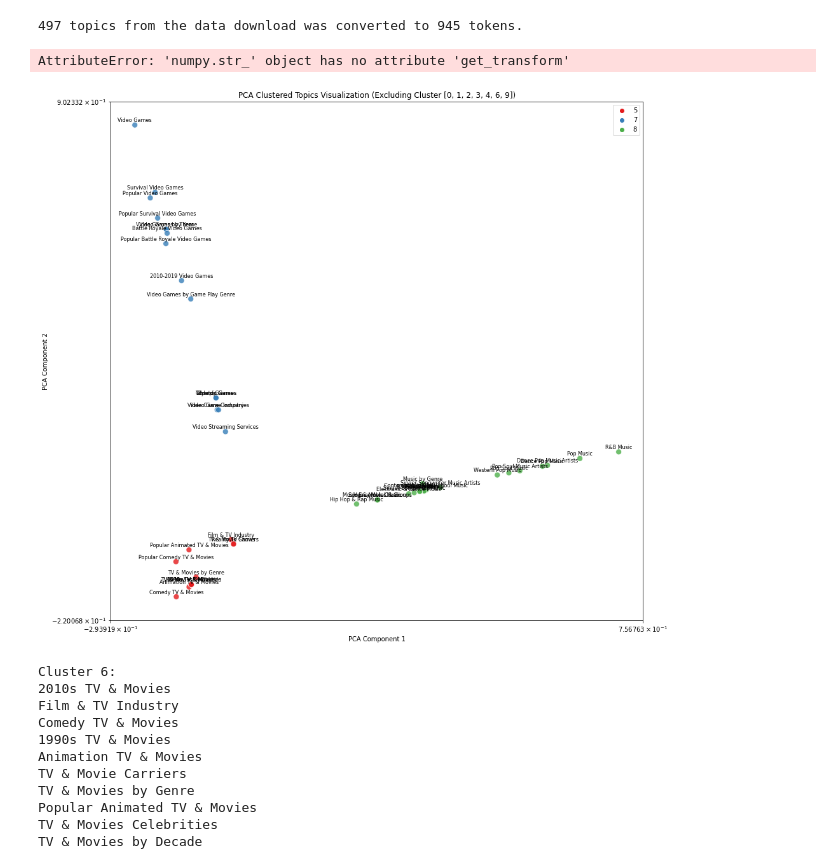
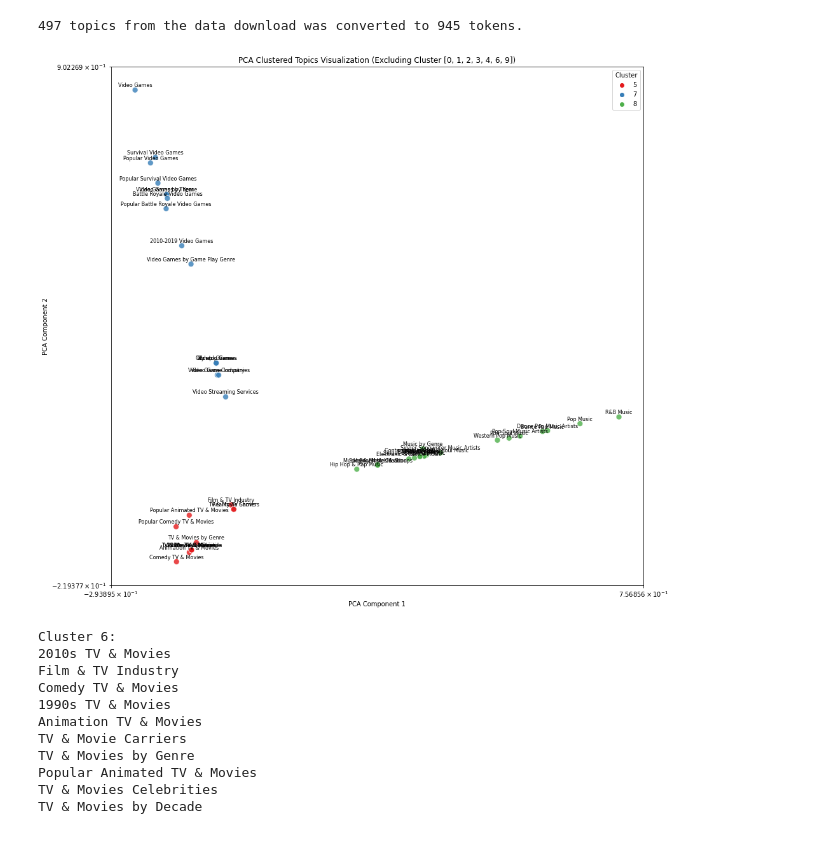
Before and after one commit to rora00/instagram-yourtopics, a Jupyter notebook: yourtopics.ipynb, the cells around one changed output. Cells and saved outputs as stored; diff of their text form; code cells hidden in the pictures.

```diff
--- a/yourtopics.ipynb
+++ b/yourtopics.ipynb
@@ -27,9 +27,8 @@ random.sample(yourtopics, 5)
 # %%
-# Sample list of 500 topics
-topic_list = yourtopics
+np.random.seed(333)
 
 # Convert the topic list to a numpy array
-topic_array = np.array(topic_list)
+topic_array = np.array(yourtopics)
 
 # Define the number of clusters you want to create
 num_clusters = 1
@@ -42,7 +41,7 @@ X = vectorizer.fit_transform(topic_array)
 kmeans = KMeans(n_clusters=num_clusters, random_state=42)
 kmeans.fit(X)
 
-# Get cluster labels for each topic
+# Assign cluster labels to each topic
 topic_clusters = kmeans.labels_
 
 # Define clusters to exclude from the visualization
@@ -79,17 +78,8 @@ plt.show()
 # %% [output]
 [figure]
 # %%
-np.random.seed(333)
-
-# Convert the topic list to a numpy array
-topic_array = np.array(yourtopics)
-
 # Define the number of clusters you want to create
 num_clusters = 10
-
-# Define the text vectorizer (using TF-IDF)
-vectorizer = TfidfVectorizer(analyzer='word', stop_words='english', ngram_range=(1, 2))
-X = vectorizer.fit_transform(topic_array)
 
 # Apply K-means clustering
 kmeans = KMeans(n_clusters=num_clusters, random_state=42)
@@ -122,40 +94,34 @@ print(f"{X.shape[0]} topics from the data download was converted to {X.shape[1]}
 # %%
 clusters_to_exclude = [0, 1, 2, 3, 4, 6, 9]
 
 # Perform PCA to reduce dimensionality to 2D for visualization
 pca = PCA(n_components=3)
 X_pca = pca.fit_transform(X.toarray())
-
-# Take the log values of PCA-transformed data
-# X_pca_log = np.log1p(X_pca)
 
 # Filter out data points and topic labels of the first cluster
 filtered_X_pca = X_pca[~np.isin(topic_clusters, clusters_to_exclude)]
 filtered_topic_labels = topic_array[~np.isin(topic_clusters, clusters_to_exclude)]
 
 # Create a scatter plot of the clustered topics with log values (excluding the first cluster)
 plt.figure(figsize=(15, 15))
 sns.scatterplot(filtered_X_pca[:, 0], filtered_X_pca[:, 1], hue=topic_clusters[~np.isin(topic_clusters, clusters_to_exclude)],
                 palette='Set1', s=80, alpha=0.8)
 plt.title(f"PCA Clustered Topics Visualization (Excluding Cluster {clusters_to_exclude})")
 plt.xlabel("PCA Component 1")
 plt.ylabel("PCA Component 2")
 plt.yscale("symlog")
 plt.xscale("symlog")
 
 # Annotate each point with the topic label
 for i, topic in enumerate(filtered_topic_labels):
     plt.annotate(topic, (filtered_X_pca[i, 0], filtered_X_pca[i, 1]),
                  textcoords="offset points", xytext=(0, 5),
                  ha='center', fontsize=8, color='black')
 
-adjust_text(filtered_topic_labels)
-
 plt.legend(title="Cluster", loc="upper right")
 plt.show()
 # %% [output]
-AttributeError: 'numpy.str_' object has no attribute 'get_transform'
-[figure, old version]
+[figure, new version]
 # %%
 # Print the topics and their corresponding clusters
 for cluster_num in range(num_clusters):
```
Also changed, not shown: parts of 2 cells of this notebook.
